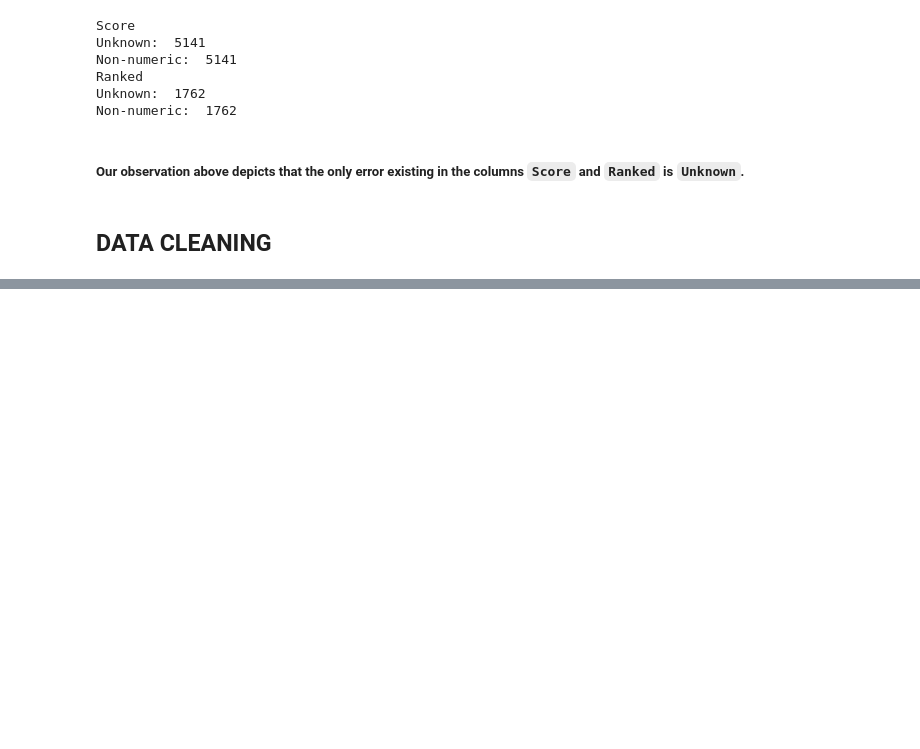
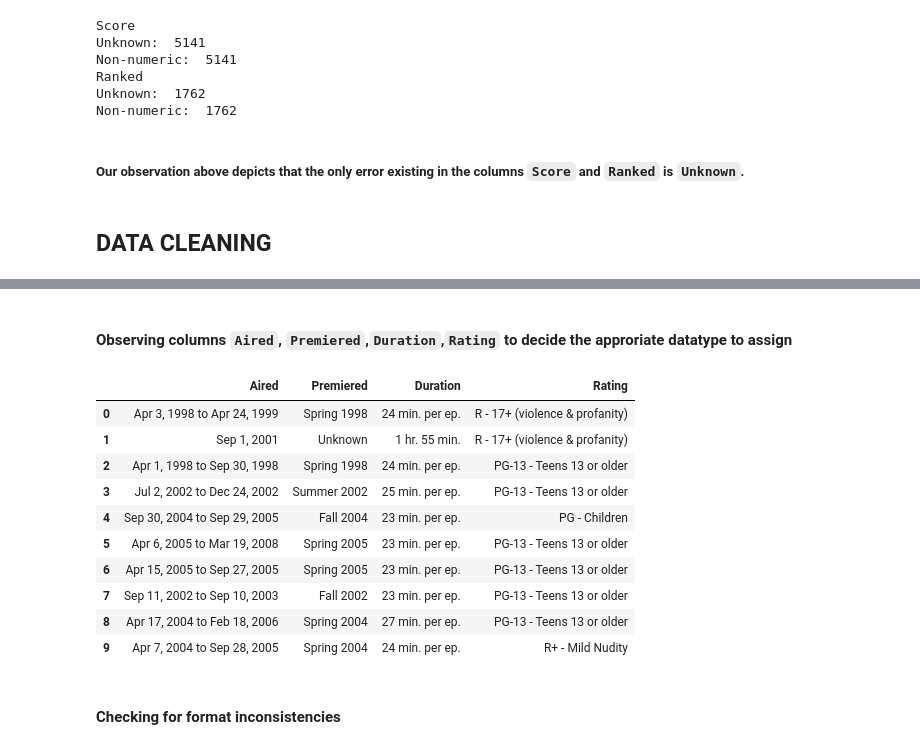
Before and after one commit to Solomon-hub23/data-science-project, a Jupyter notebook: anime-pandas-analysis/notebook/anime-analysis.ipynb, the cells around one changed output, grey strips where cells are left out. Drawn from its saved outputs; the diff is of its cells as text; code cells hidden in the pictures; blank space fills up the shorter version.

Commit message:
Improved anime pandas analysiis

```diff
--- a/anime-pandas-analysis/notebook/anime-analysis.ipynb
+++ b/anime-pandas-analysis/notebook/anime-analysis.ipynb
@@ -355,10 +355,18 @@ Non-numeric:  1762
 ##### Our observation above depicts that the only error existing in the columns `Score` and `Ranked` is `Unknown`.
 # %% [markdown]
 ## DATA CLEANING
+# %%
+anime_data_clean=anime_data.copy()
+anime_data_clean['Score']=anime_data_clean['Score'].replace('Unknown', np.nan)
+anime_data_clean['Ranked']=anime_data_clean['Ranked'].replace('Unknown', np.nan)
+
+
+score_cols=["Score-1","Score-2","Score-3","Score-4","Score-5","Score-6","Score-7","Score-8","Score-9","Score-10"]
+for cols in score_cols:
+    anime_data_clean[cols]=anime_data_clean[cols].replace('Unknown', np.nan)
 # %%
-anime_data['Score']=anime_data['Score'].astype(float)
-anime_data['Ranked']=anime_data['Ranked'].astype(int)
+anime_data_clean['Score']=anime_data_clean['Score'].astype(float)
+anime_data_clean['Ranked']=pd.to_numeric(anime_data_clean['Ranked'], errors="coerce").astype("Int64")
 
-score_cols=["Score-1","Score-2","Score-3","Score-4","Score-5","Score-6","Score-7","Score-8","Score-9","Score-10"]
-for cols in score_cols:
-    anime_data[cols]=anime_data[Score].astype(int)
+for col in score_cols:
+    anime_data_clean[col]=pd.to_numeric(anime_data_clean[col]).astype("Int64")
@@ -381,0 +393,2 @@ ValueError: could not convert string to float: 'Unknown'
+# %%
+anime_data_clean.columns=anime_data_clean.columns.str.strip().str.replace(" ","_")
@@ -381,0 +445,21 @@ ValueError: could not convert string to float: 'Unknown'
+# %%
+anime_data_clean["Episodes"]=anime_data_clean['Episodes'].replace("Unknown", np.nan)
+anime_data_clean['Episodes']=anime_data_clean["Episodes"].astype("Int64")
+# %% [markdown]
+#### Observing columns `Aired`, `Premiered`,`Duration`,`Rating` to decide the approriate datatype to assign
+# %%
+anime_data_clean[['Aired','Premiered','Duration','Rating']].head(10)
+# %% [output]
+|  | Aired | Premiered | Duration | Rating |
+| 0 | Apr 3, 1998 to Apr 24, 1999 | Spring 1998 | 24 min. per ep. | R - 17+ (violence & profanity) |
+| 1 | Sep 1, 2001 | Unknown | 1 hr. 55 min. | R - 17+ (violence & profanity) |
+| 2 | Apr 1, 1998 to Sep 30, 1998 | Spring 1998 | 24 min. per ep. | PG-13 - Teens 13 or older |
+| 3 | Jul 2, 2002 to Dec 24, 2002 | Summer 2002 | 25 min. per ep. | PG-13 - Teens 13 or older |
+| 4 | Sep 30, 2004 to Sep 29, 2005 | Fall 2004 | 23 min. per ep. | PG - Children |
+| 5 | Apr 6, 2005 to Mar 19, 2008 | Spring 2005 | 23 min. per ep. | PG-13 - Teens 13 or older |
+| 6 | Apr 15, 2005 to Sep 27, 2005 | Spring 2005 | 23 min. per ep. | PG-13 - Teens 13 or older |
+| 7 | Sep 11, 2002 to Sep 10, 2003 | Fall 2002 | 23 min. per ep. | PG-13 - Teens 13 or older |
+| 8 | Apr 17, 2004 to Feb 18, 2006 | Spring 2004 | 27 min. per ep. | PG-13 - Teens 13 or older |
+| 9 | Apr 7, 2004 to Sep 28, 2005 | Spring 2004 | 24 min. per ep. | R+ - Mild Nudity |
+# %% [markdown]
+#### Checking for format inconsistencies
```
Also changed, not shown: parts of 10 cells of this notebook.
